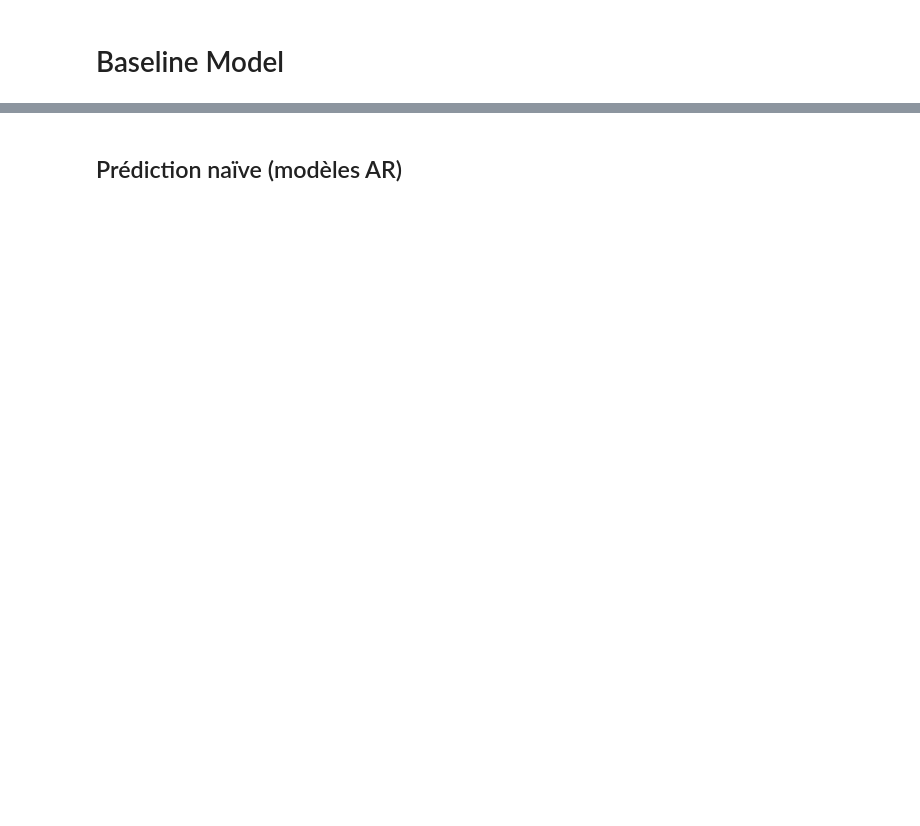
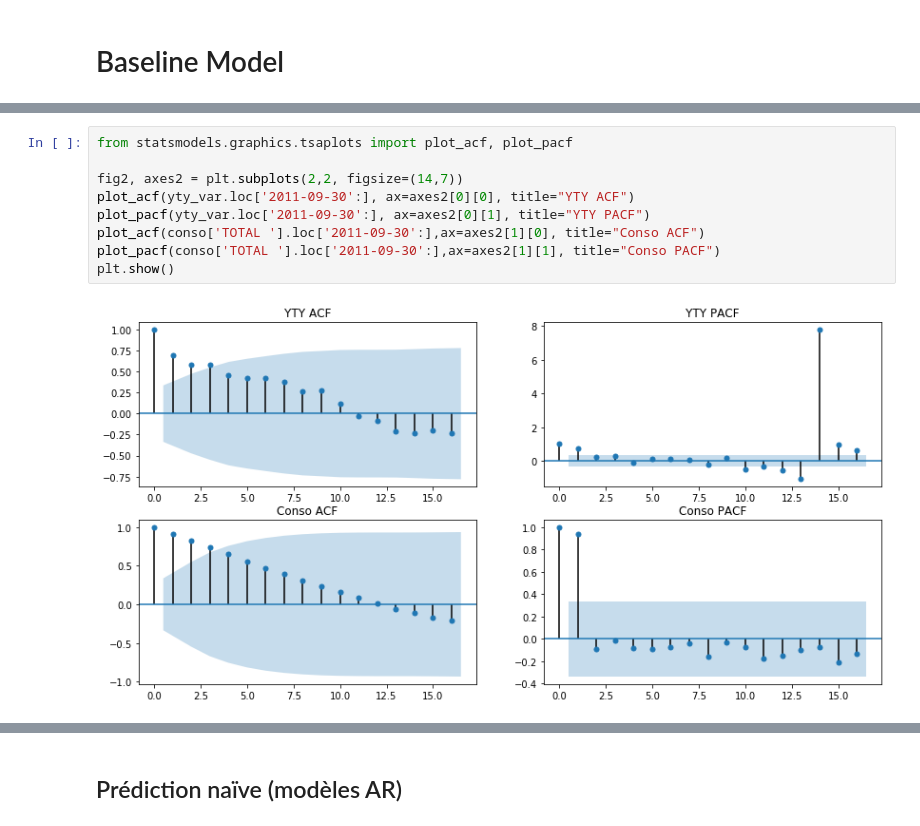
Before and after one commit to LittleBabyPanda/Q3-Project, a Jupyter notebook: BaselineModel.ipynb, the cells around one changed output, grey strips where cells are left out. Drawn from its saved outputs; the diff is of its cells as text; blank space fills up the shorter version.

```diff
--- a/BaselineModel.ipynb
+++ b/BaselineModel.ipynb
@@ -24,0 +36,11 @@ plt.show()
+# %%
+from statsmodels.graphics.tsaplots import plot_acf, plot_pacf
+
+fig2, axes2 = plt.subplots(2,2, figsize=(14,7))
+plot_acf(yty_var.loc['2011-09-30':], ax=axes2[0][0], title="YTY ACF")
+plot_pacf(yty_var.loc['2011-09-30':], ax=axes2[0][1], title="YTY PACF")
+plot_acf(conso['TOTAL '].loc['2011-09-30':],ax=axes2[1][0], title="Conso ACF")
+plot_pacf(conso['TOTAL '].loc['2011-09-30':],ax=axes2[1][1], title="Conso PACF")
+plt.show()
+# %% [output]
+[figure, added]
```
Also changed, not shown: parts of 13 cells of this notebook.
